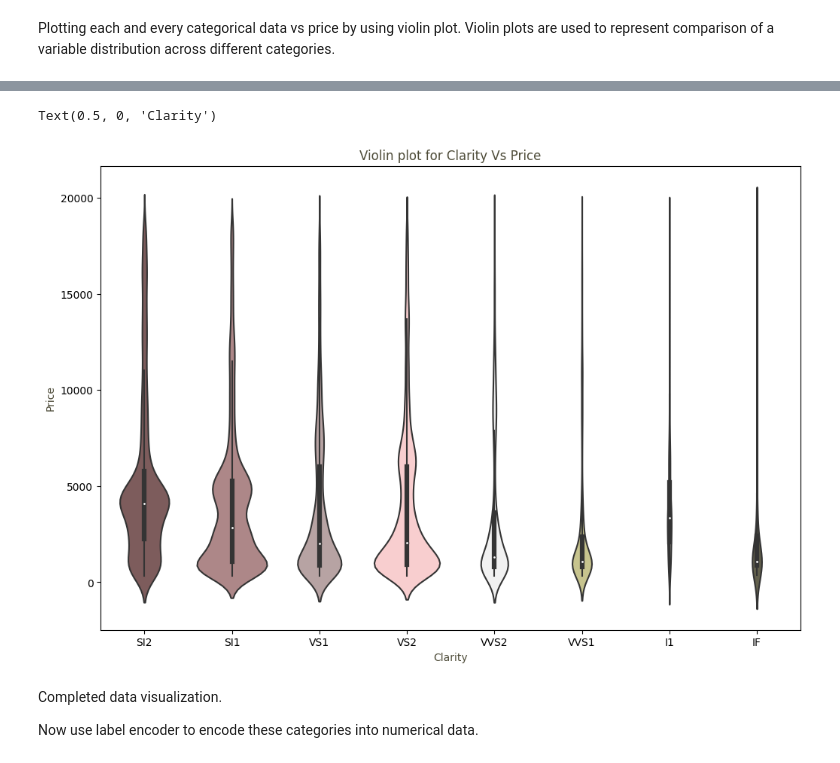
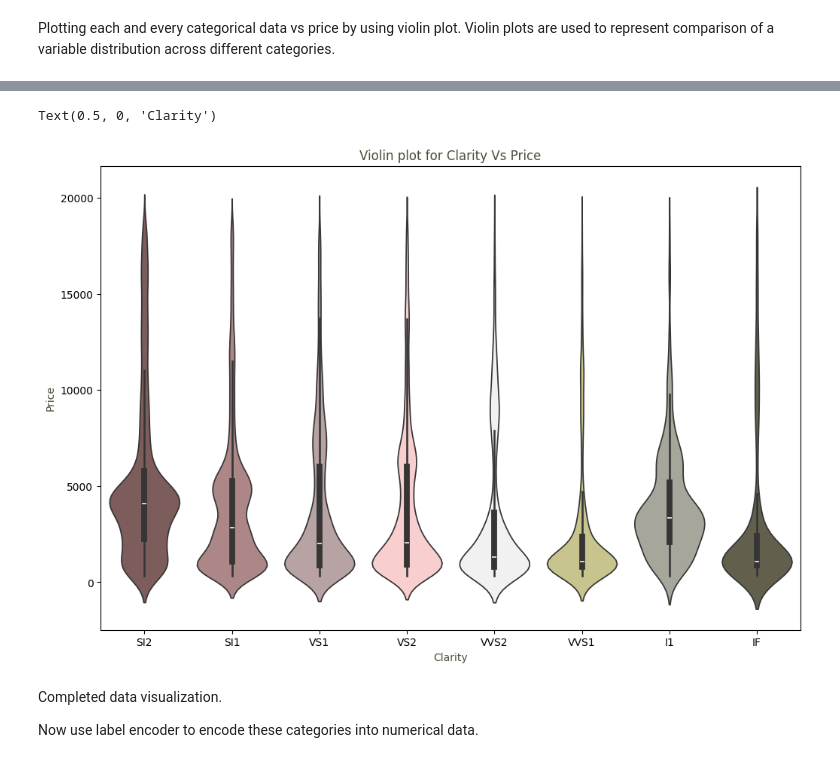
Before and after one commit to Kavi-Dew-23/Diamond-Price-Prediction, a Jupyter notebook: Diamond_Price_Prediction.ipynb, the cells around one changed output, grey strips where cells are left out. Drawn from its saved outputs; the diff is of its cells as text; code cells hidden in the pictures.

```diff
--- a/Diamond_Price_Prediction.ipynb
+++ b/Diamond_Price_Prediction.ipynb
@@ -168,13 +163,13 @@ Text(0.5, 0, 'Color')
 # %%
 plt.figure(figsize=(12,8))
 shade_2 = ["#835656", "#b38182", "#baa0a0", "#ffc7c8", "#f1f1f1", "#d0cd85", "#a9a799", "#65634a"]
-ax = sns.violinplot(x = "clarity", y = "price", data=data, palette=shade_2, scale="count")
+ax = sns.violinplot(x = "clarity", y = "price", data=data, palette=shade_2, density_norm="count", legend = False, hue = "clarity")
 ax.set_title("Violin plot for Clarity Vs Price", color = "#4e4c39")
 ax.set_ylabel("Price", color="#4e4c39")
 ax.set_xlabel("Clarity", color="#4e4c39")
 # %% [output]
 Text(0.5, 0, 'Clarity')
-[figure, old version]
+[figure, new version]
 # %% [markdown]
 Completed data visualization.
 
```
Also changed, not shown: parts of 10 cells of this notebook.
